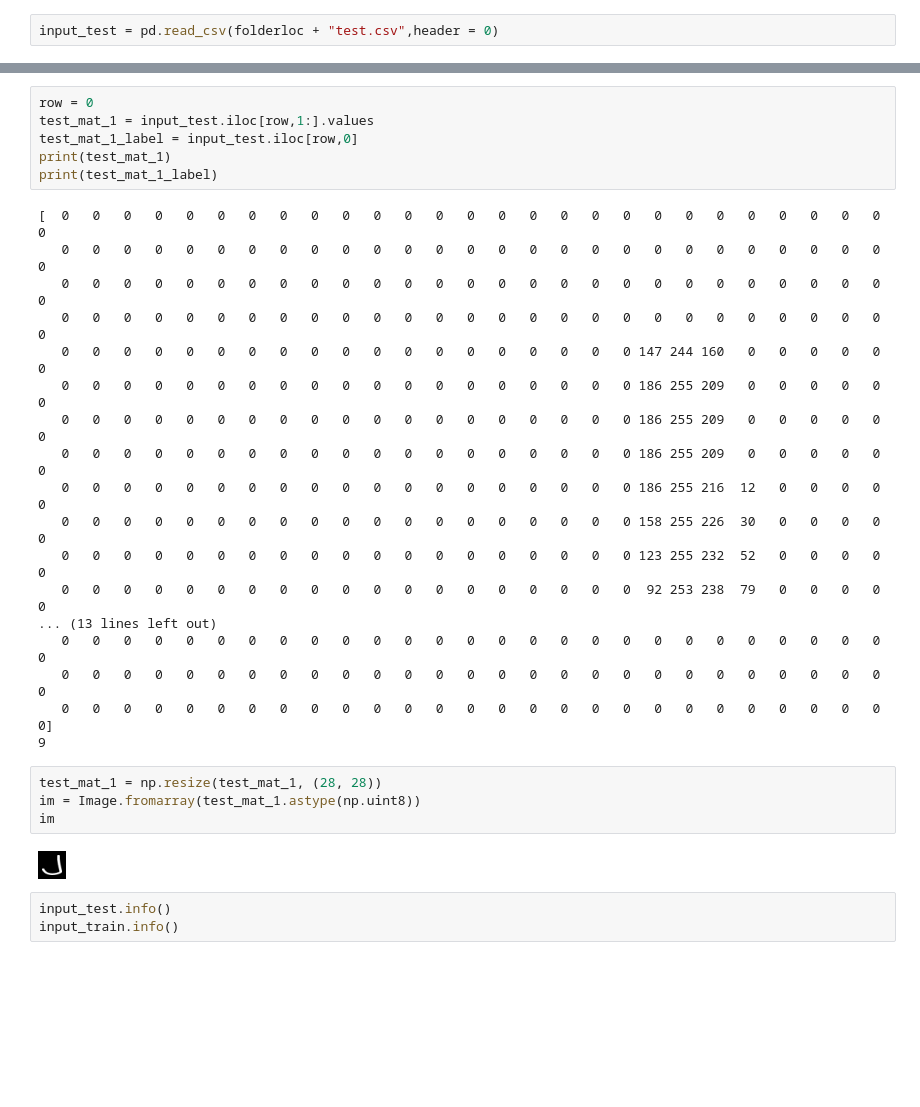
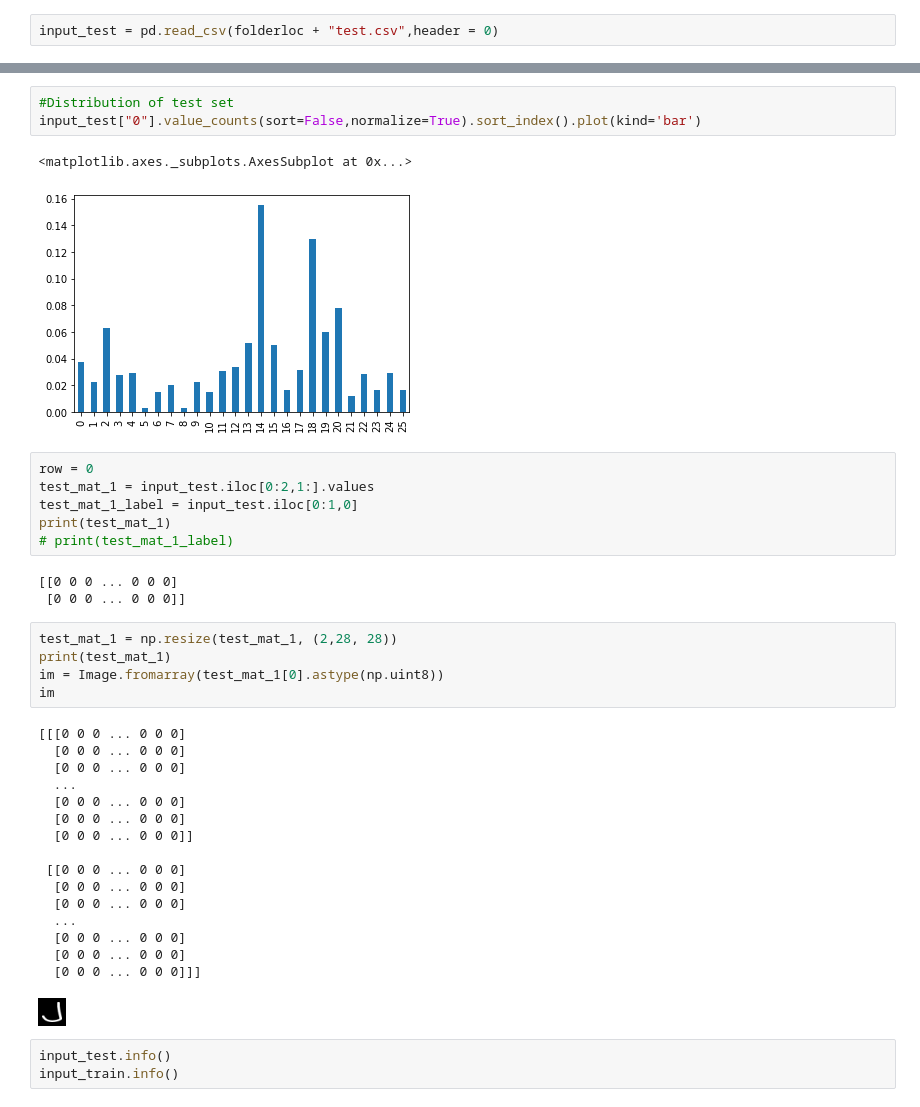
Before and after one commit to ArpithaSrinivas5/CMPE255_DataMinningProject, a Jupyter notebook: Reg/Reg_working_notebook.ipynb, the cells around one changed output, grey strips where cells are left out. Drawn from its saved outputs; the diff is of its cells as text; blank space fills up the shorter version.

```diff
--- a/Reg/Reg_working_notebook.ipynb
+++ b/Reg/Reg_working_notebook.ipynb
@@ -34,32 +159,39 @@ input_test = pd.read_csv(folderloc + "test.csv",header = 0)
+# %%
+#Distribution of test set
+input_test["0"].value_counts(sort=False,normalize=True).sort_index().plot(kind='bar')
+# %% [output]
+<matplotlib.axes._subplots.AxesSubplot at 0x...>
+[figure, added]
 # %%
 row = 0
-test_mat_1 = input_test.iloc[row,1:].values
-test_mat_1_label = input_test.iloc[row,0]
+test_mat_1 = input_test.iloc[0:2,1:].values
+test_mat_1_label = input_test.iloc[0:1,0]
 print(test_mat_1)
-print(test_mat_1_label)
+# print(test_mat_1_label)
 # %% [output]
-[  0   0   0   0   0   0   0   0   0   0   0   0   0   0   0   0   0   0   0   0   0   0   0   0   0   0   0   0
-   0   0   0   0   0   0   0   0   0   0   0   0   0   0   0   0   0   0   0   0   0   0   0   0   0   0   0   0
-   0   0   0   0   0   0   0   0   0   0   0   0   0   0   0   0   0   0   0   0   0   0   0   0   0   0   0   0
-   0   0   0   0   0   0   0   0   0   0   0   0   0   0   0   0   0   0   0   0   0   0   0   0   0   0   0   0
-   0   0   0   0   0   0   0   0   0   0   0   0   0   0   0   0   0   0   0 147 244 160   0   0   0   0   0   0
-   0   0   0   0   0   0   0   0   0   0   0   0   0   0   0   0   0   0   0 186 255 209   0   0   0   0   0   0
-   0   0   0   0   0   0   0   0   0   0   0   0   0   0   0   0   0   0   0 186 255 209   0   0   0   0   0   0
-   0   0   0   0   0   0   0   0   0   0   0   0   0   0   0   0   0   0   0 186 255 209   0   0   0   0   0   0
-   0   0   0   0   0   0   0   0   0   0   0   0   0   0   0   0   0   0   0 186 255 216  12   0   0   0   0   0
-   0   0   0   0   0   0   0   0   0   0   0   0   0   0   0   0   0   0   0 158 255 226  30   0   0   0   0   0
-   0   0   0   0   0   0   0   0   0   0   0   0   0   0   0   0   0   0   0 123 255 232  52   0   0   0   0   0
-   0   0   0   0   0   0   0   0   0   0   0   0   0   0   0   0   0   0   0  92 253 238  79   0   0   0   0   0
-... (13 lines left out)
-   0   0   0   0   0   0   0   0   0   0   0   0   0   0   0   0   0   0   0   0   0   0   0   0   0   0   0   0
-   0   0   0   0   0   0   0   0   0   0   0   0   0   0   0   0   0   0   0   0   0   0   0   0   0   0   0   0
-   0   0   0   0   0   0   0   0   0   0   0   0   0   0   0   0   0   0   0   0   0   0   0   0   0   0   0   0]
-9
+[[0 0 0 ... 0 0 0]
+ [0 0 0 ... 0 0 0]]
 # %%
-test_mat_1 = np.resize(test_mat_1, (28, 28))
-im = Image.fromarray(test_mat_1.astype(np.uint8))
+test_mat_1 = np.resize(test_mat_1, (2,28, 28))
+print(test_mat_1)
+im = Image.fromarray(test_mat_1[0].astype(np.uint8))
 im
 # %% [output]
+[[[0 0 0 ... 0 0 0]
+  [0 0 0 ... 0 0 0]
+  [0 0 0 ... 0 0 0]
+  ...
+  [0 0 0 ... 0 0 0]
+  [0 0 0 ... 0 0 0]
+  [0 0 0 ... 0 0 0]]
+
+ [[0 0 0 ... 0 0 0]
+  [0 0 0 ... 0 0 0]
+  [0 0 0 ... 0 0 0]
+  ...
+  [0 0 0 ... 0 0 0]
+  [0 0 0 ... 0 0 0]
+  [0 0 0 ... 0 0 0]]]
 [figure]
 # %%
 input_test.info()
```
Also changed, not shown: parts of 17 cells of this notebook.
